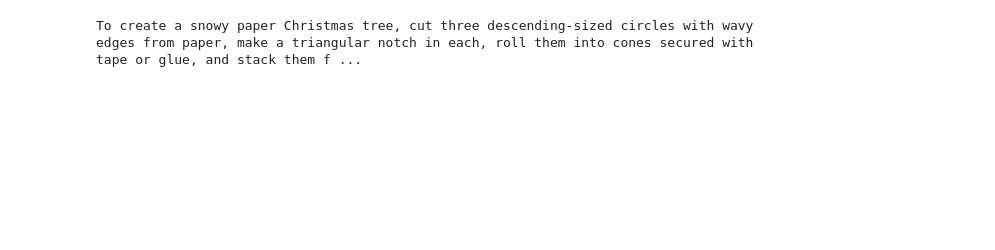
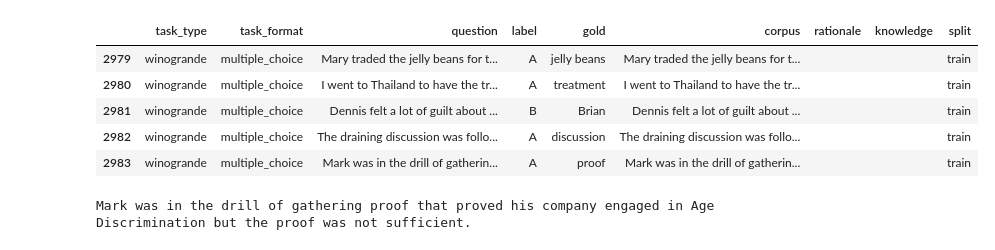
Before and after one commit to IAAR-Shanghai/SEAP, a Jupyter notebook: notebook/1_data_exploration.ipynb, the cells around one changed output. Drawn from its saved outputs; the diff is of its cells as text; code cells hidden in the pictures; blank space fills up the shorter version.

```diff
--- a/notebook/1_data_exploration.ipynb
+++ b/notebook/1_data_exploration.ipynb
@@ -49,4 +41,13 @@ tasks_data_df[tasks_data_df['task_type']=='piqa'].head(3)
+# %%
+tasks_data_df[tasks_data_df['task_type']=='winogrande'].head(5)
+# %% [output]
+|  | task_type | task_format | question | label | gold | corpus | rationale | knowledge | split |
+| 2979 | winogrande | multiple_choice | Mary traded the jelly beans for t... | A | jelly beans | Mary traded the jelly beans for t... |  |  | train |
+| 2980 | winogrande | multiple_choice | I went to Thailand to have the tr... | A | treatment | I went to Thailand to have the tr... |  |  | train |
+| 2981 | winogrande | multiple_choice | Dennis felt a lot of guilt about ... | B | Brian | Dennis felt a lot of guilt about ... |  |  | train |
+| 2982 | winogrande | multiple_choice | The draining discussion was follo... | A | discussion | The draining discussion was follo... |  |  | train |
+| 2983 | winogrande | multiple_choice | Mark was in the drill of gatherin... | A | proof | Mark was in the drill of gatherin... |  |  | train |
 # %%
-print(tasks_data_df[tasks_data_df['task_type']=='piqa'].iloc[1,7])
+print(tasks_data_df[tasks_data_df['task_type']=='winogrande'].iloc[4,5])
 # %% [output]
-To create a snowy paper Christmas tree, cut three descending-sized circles with wavy edges from paper, make a triangular notch in each, roll them into cones secured with tape or glue, and stack them f ...
+Mark was in the drill of gathering proof that proved his company engaged in Age Discrimination but the proof was not sufficient.
```
Also changed, not shown: parts of 4 cells of this notebook, 11 other files.
